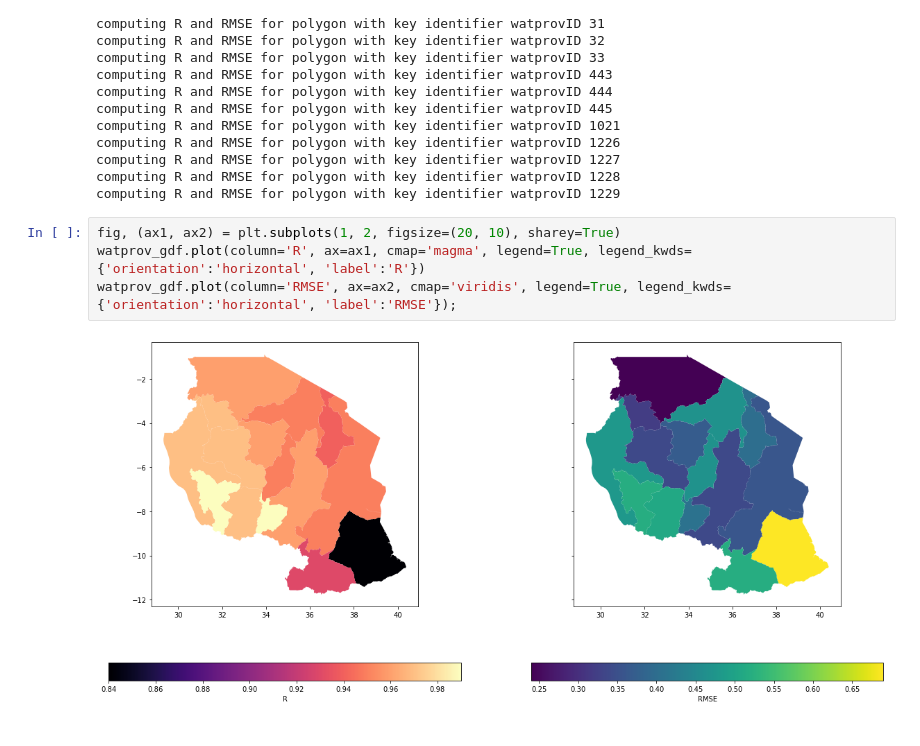
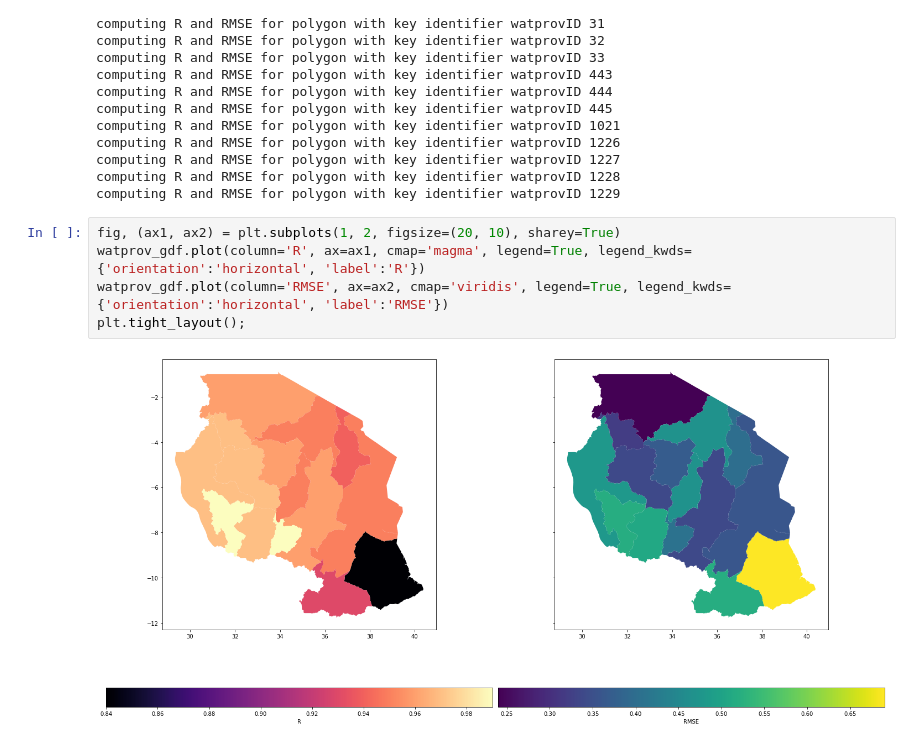
Before and after one commit to JannisHoch/pcrglobwb_utils, a Jupyter notebook: examples/GRACE_GLEAM_validation.ipynb, the cells around one changed output. Cells and saved outputs as stored; diff of their text form.

```diff
--- a/examples/GRACE_GLEAM_validation.ipynb
+++ b/examples/GRACE_GLEAM_validation.ipynb
@@ -86,6 +127,7 @@ computing R and RMSE for polygon with key identifier watprovID 1229
 # %%
 fig, (ax1, ax2) = plt.subplots(1, 2, figsize=(20, 10), sharey=True)
 watprov_gdf.plot(column='R', ax=ax1, cmap='magma', legend=True, legend_kwds={'orientation':'horizontal', 'label':'R'})
-watprov_gdf.plot(column='RMSE', ax=ax2, cmap='viridis', legend=True, legend_kwds={'orientation':'horizontal', 'label':'RMSE'});
+watprov_gdf.plot(column='RMSE', ax=ax2, cmap='viridis', legend=True, legend_kwds={'orientation':'horizontal', 'label':'RMSE'})
+plt.tight_layout();
 # %% [output]
-[figure, old version]
+[figure, new version]
```
Also changed, not shown: parts of 13 cells of this notebook, 4 other files.
